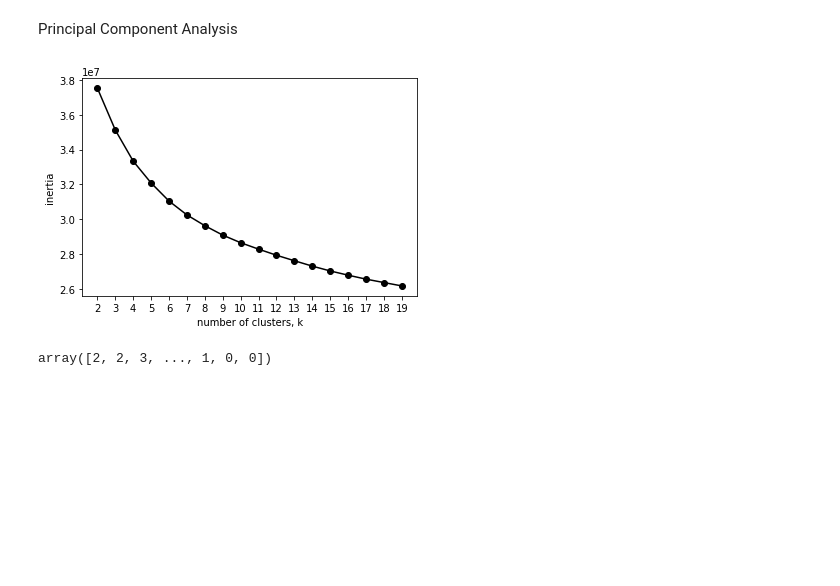
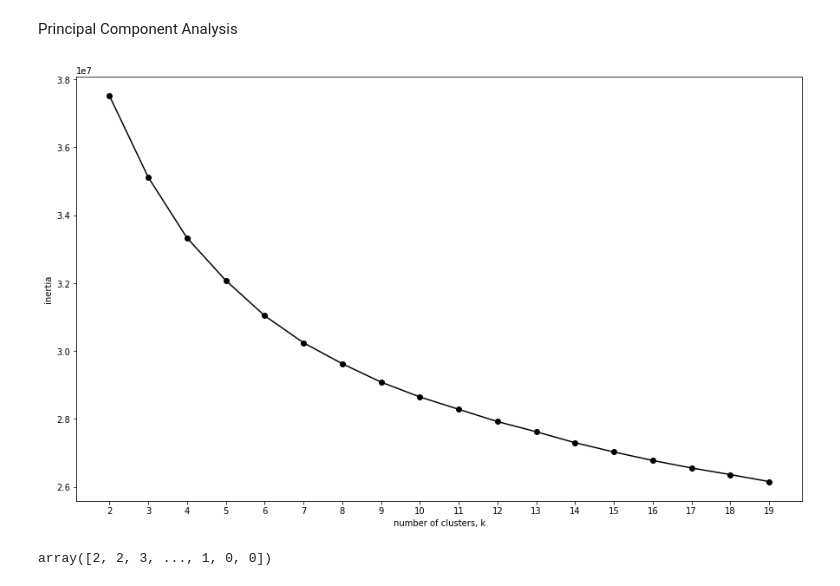
Before and after one commit to ditivaidya/Udacity-Project-IV, a Jupyter notebook: Arvato Project Workbook.ipynb, the cells around one changed output. Cells and saved outputs as stored; diff of their text form; code cells hidden in the pictures; blank space fills up the shorter version.

```diff
--- a/Arvato Project Workbook.ipynb
+++ b/Arvato Project Workbook.ipynb
@@ -512,23 +675,24 @@ Principal Component Analysis
 # %%
 ks = range(2, 20)
 inertias = []
 for k in ks:
     # Create a KMeans instance with k clusters: model
     model = KMeans(n_clusters=k)
 
     # Fit model to samples
     model.fit(principalComponents[:,:21])
 
     # Append the inertia to the list of inertias
     inertias.append(model.inertia_)
 
+plt.figure(figsize=(15, 9))
 plt.plot(ks, inertias, '-o', color='black')
 plt.xlabel('number of clusters, k')
 plt.ylabel('inertia')
 plt.xticks(ks)
 plt.show()
 # %% [output]
-[figure, old version]
+[figure, new version]
 # %%
 kmeans = KMeans(n_clusters = 6, random_state = 150)
 
```
Also changed, not shown: parts of 58 cells of this notebook, 1 other file.
